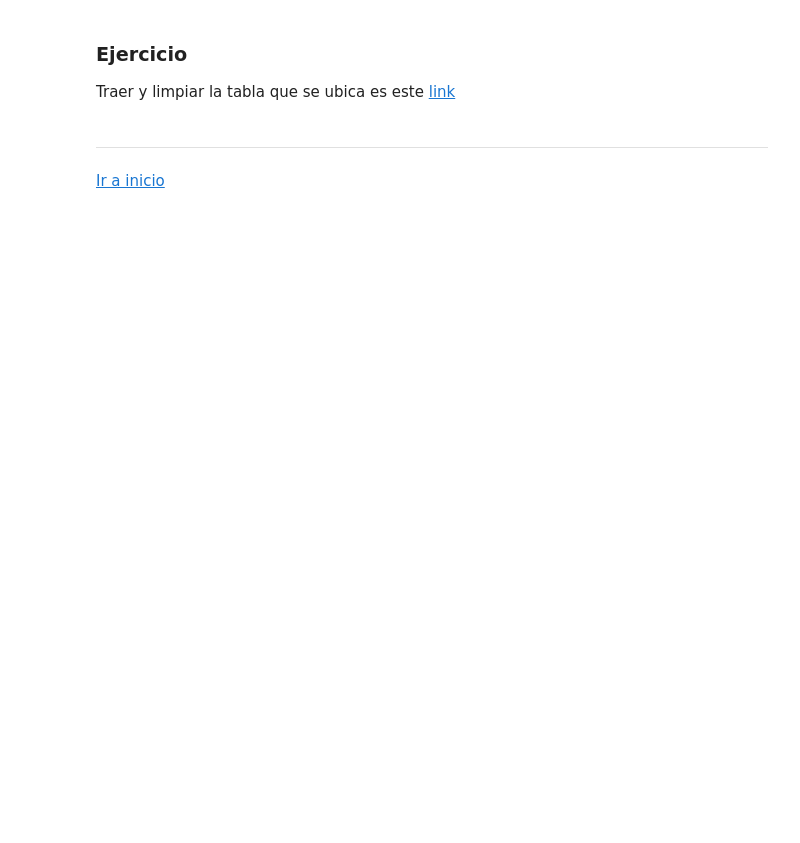
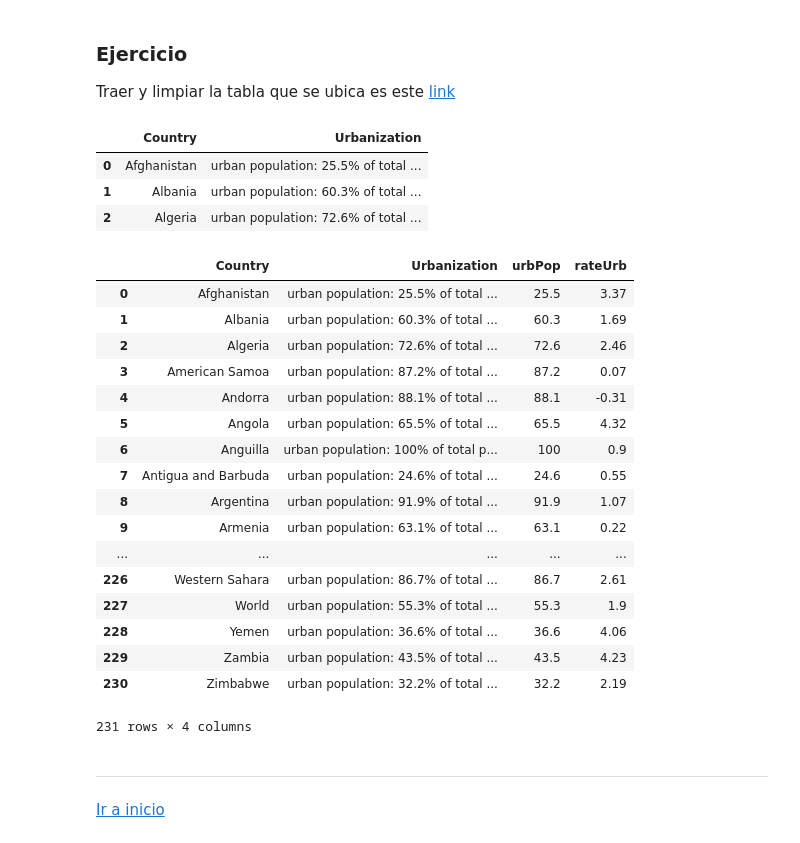
Before and after one commit to escuela-alacip/introPython, a Jupyter notebook: Parte4_P_DataCleaning.ipynb, the cells around one changed output. Cells and saved outputs as stored; diff of their text form; code cells hidden in the pictures; blank space fills up the shorter version.

```diff
--- a/Parte4_P_DataCleaning.ipynb
+++ b/Parte4_P_DataCleaning.ipynb
@@ -105,6 +190,45 @@ DF.DemocracyIndex.value_counts()
 ### Ejercicio
 
 Traer y limpiar la tabla que se ubica es este [link](https://www.cia.gov/library/publications/resources/the-world-factbook/fields/349.html)
+# %%
+import IPython
+ciaLink="https://www.cia.gov/library/publications/resources/the-world-factbook/fields/349.html"
+ciaTables=pd.read_html(ciaLink,header=0,flavor='bs4',attrs={'id': 'fieldListing'})
+ciaTable=ciaTables[0]
+# %%
+ciaTable.head(3)
+# %% [output]
+|  | Country | Urbanization |
+| 0 | Afghanistan | urban population: 25.5% of total ... |
+| 1 | Albania | urban population: 60.3% of total ... |
+| 2 | Algeria | urban population: 72.6% of total ... |
+# %%
+
+
+ciaTable['urbPop']=[v.split('rate of ')[0].split('%')[0].split(':  ')[1] for v in ciaTable.Urbanization]
+# %%
+ciaTable['rateUrb']=[v.split('rate of ')[1].split('%')[0].split(':  ')[1] for v in ciaTable.Urbanization]
+# %%
+ciaTable
+# %% [output]
+|  | Country | Urbanization | urbPop | rateUrb |
+| 0 | Afghanistan | urban population: 25.5% of total ... | 25.5 | 3.37 |
+| 1 | Albania | urban population: 60.3% of total ... | 60.3 | 1.69 |
+| 2 | Algeria | urban population: 72.6% of total ... | 72.6 | 2.46 |
+| 3 | American Samoa | urban population: 87.2% of total ... | 87.2 | 0.07 |
+| 4 | Andorra | urban population: 88.1% of total ... | 88.1 | -0.31 |
+| 5 | Angola | urban population: 65.5% of total ... | 65.5 | 4.32 |
+| 6 | Anguilla | urban population: 100% of total p... | 100 | 0.9 |
+| 7 | Antigua and Barbuda | urban population: 24.6% of total ... | 24.6 | 0.55 |
+| 8 | Argentina | urban population: 91.9% of total ... | 91.9 | 1.07 |
+| 9 | Armenia | urban population: 63.1% of total ... | 63.1 | 0.22 |
+| ... | ... | ... | ... | ... |
+| 226 | Western Sahara | urban population: 86.7% of total ... | 86.7 | 2.61 |
+| 227 | World | urban population: 55.3% of total ... | 55.3 | 1.9 |
+| 228 | Yemen | urban population: 36.6% of total ... | 36.6 | 4.06 |
+| 229 | Zambia | urban population: 43.5% of total ... | 43.5 | 4.23 |
+| 230 | Zimbabwe | urban population: 32.2% of total ... | 32.2 | 2.19 |
+231 rows × 4 columns
 # %% [markdown]
 ____
 
```
Also changed, not shown: parts of 15 cells of this notebook, 3 other files.
